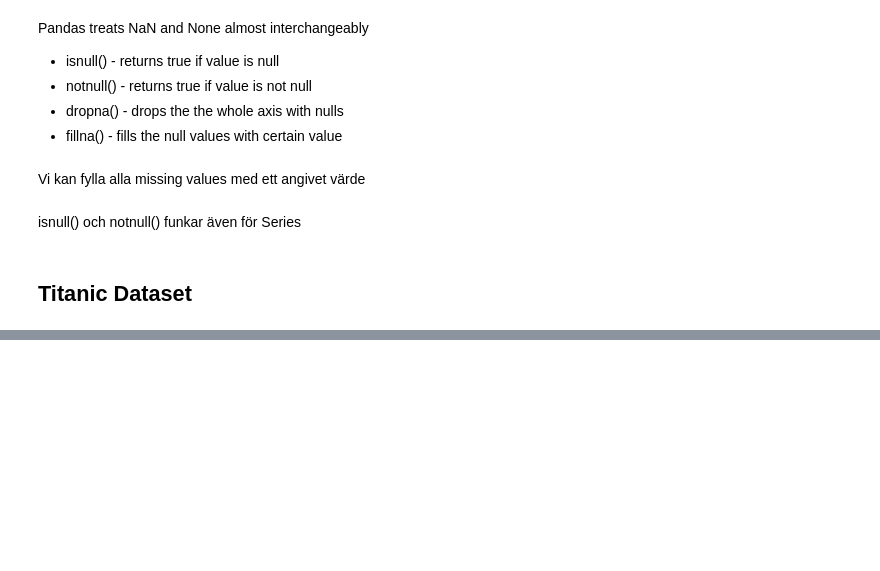
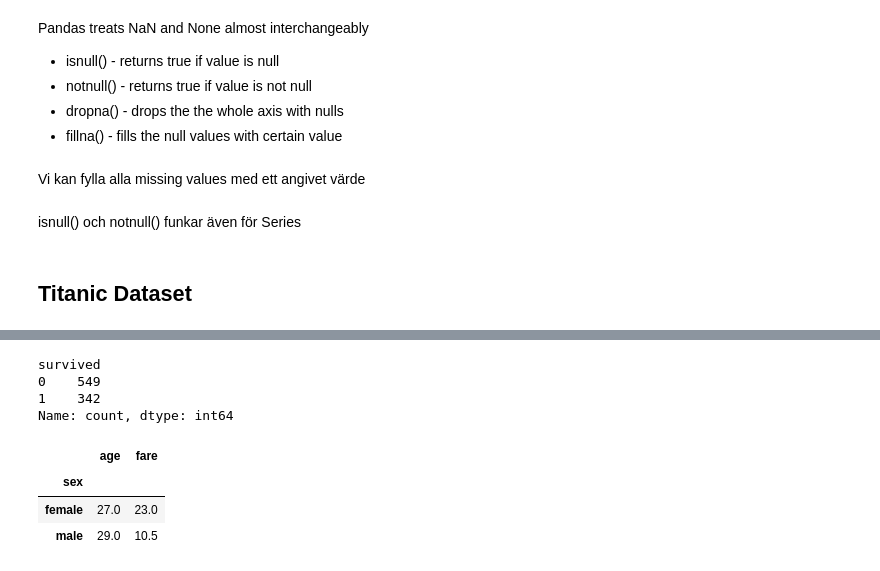
Before and after one commit to aleylani/Databehandling, a Jupyter notebook: code_alongs/L2_missing_aggregation.ipynb, the cells around one changed output, grey strips where cells are left out. Cells and saved outputs as stored; diff of their text form; code cells hidden in the pictures; blank space fills up the shorter version.

```diff
--- a/code_alongs/L2_missing_aggregation.ipynb
+++ b/code_alongs/L2_missing_aggregation.ipynb
@@ -124,0 +287,14 @@ titanic_df['deck']
+# %%
+titanic_df['survived'].value_counts()
+# %% [output]
+survived
+0    549
+1    342
+Name: count, dtype: int64
+# %%
+titanic_df.groupby("sex")[['age','fare']].median()
+# %% [output]
+|  | age | fare |
+| sex |  |  |
+| female | 27.0 | 23.0 |
+| male | 29.0 | 10.5 |
```
Also changed, not shown: parts of 20 cells of this notebook.
